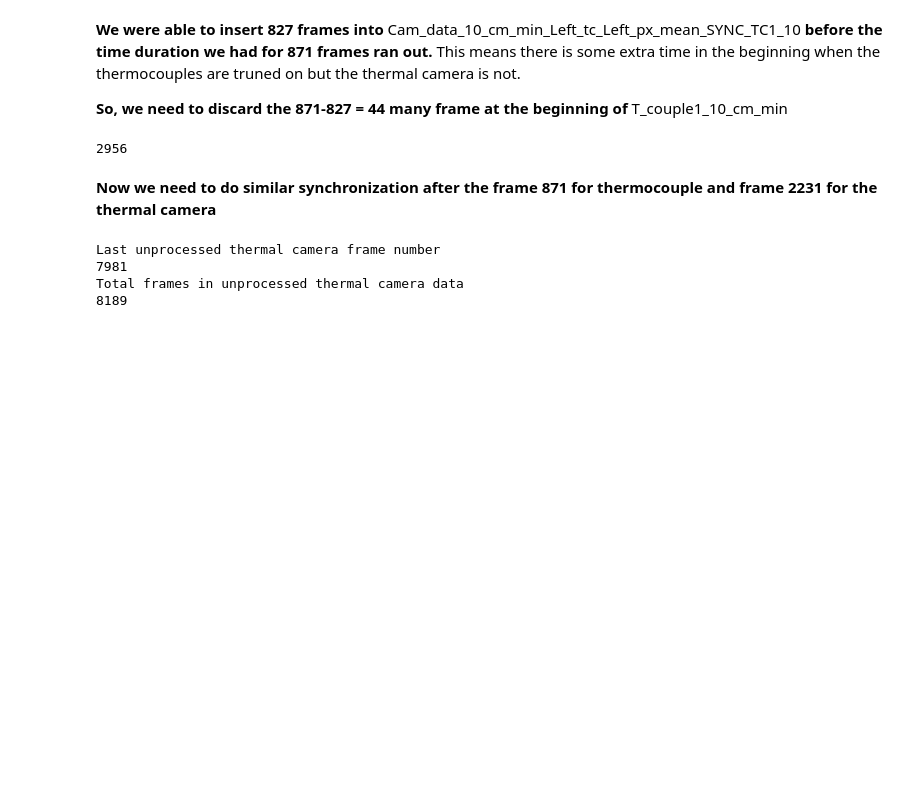
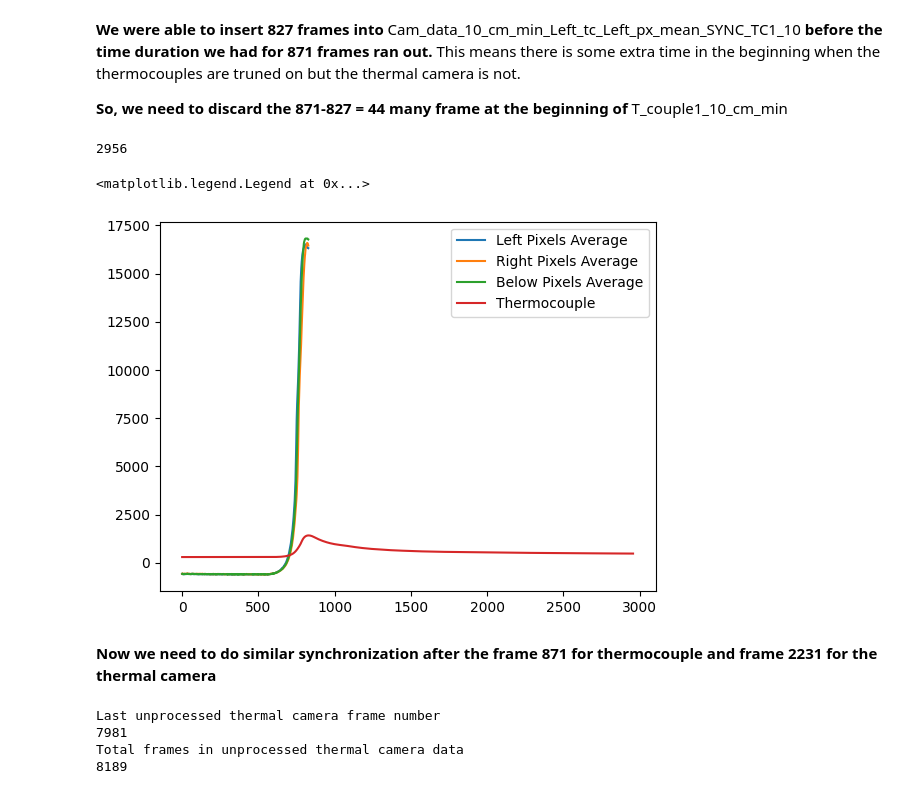
Before and after one commit to KaushalTimilsina/ResearchProject, a Jupyter notebook: Integration.ipynb, the cells around one changed output. Drawn from its saved outputs; the diff is of its cells as text; code cells hidden in the pictures; blank space fills up the shorter version.

```diff
--- a/Integration.ipynb
+++ b/Integration.ipynb
@@ -1941,6 +1941,17 @@ T_couple1_10_cm_min_SYNC_cam_10LL = T_couple1_10_cm_min[44:]
 np.shape(T_couple1_10_cm_min_SYNC_cam_10LL)[0]
 # %% [output]
 2956
+# %%
+# Let's see what the values look like until now
+plt.plot(np.linspace(0,np.shape(Cam_data_10_cm_min_Left_tc_Left_px_mean_SYNC_TC1_10)[0], np.shape(Cam_data_10_cm_min_Left_tc_Left_px_mean_SYNC_TC1_10)[0]),Cam_data_10_cm_min_Left_tc_Left_px_mean_SYNC_TC1_10, label='Left Pixels Average')
+plt.plot(np.linspace(0,np.shape(Cam_data_10_cm_min_Left_tc_Right_px_mean_SYNC_TC1_10)[0], np.shape(Cam_data_10_cm_min_Left_tc_Right_px_mean_SYNC_TC1_10)[0]),Cam_data_10_cm_min_Left_tc_Right_px_mean_SYNC_TC1_10, label='Right Pixels Average')
+plt.plot(np.linspace(0,np.shape(Cam_data_10_cm_min_Left_tc_Below_px_mean_SYNC_TC1_10)[0], np.shape(Cam_data_10_cm_min_Left_tc_Below_px_mean_SYNC_TC1_10)[0]),Cam_data_10_cm_min_Left_tc_Below_px_mean_SYNC_TC1_10, label='Below Pixels Average')
+
+plt.plot(np.linspace(0,np.shape(T_couple1_10_cm_min_SYNC_cam_10LL)[0], np.shape(T_couple1_10_cm_min_SYNC_cam_10LL)[0]),T_couple1_10_cm_min_SYNC_cam_10LL, label='Thermocouple')
+plt.legend()
+# %% [output]
+<matplotlib.legend.Legend at 0x...>
+[figure, added]
 # %% [markdown]
 **Now we need to do similar synchronization after the frame 871 for thermocouple and frame 2231 for the thermal camera**
 # %%
```
Also changed, not shown: parts of 55 cells of this notebook.
